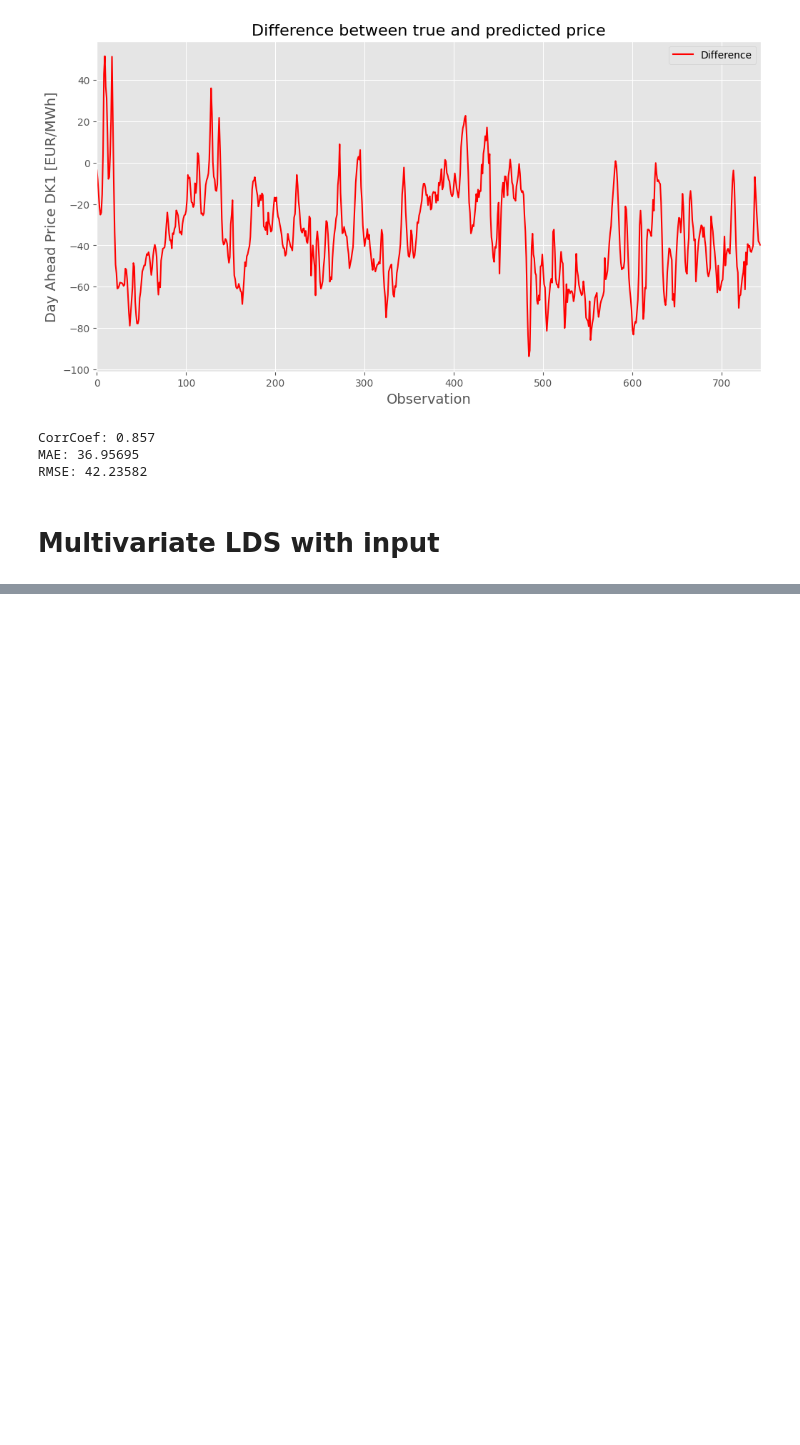
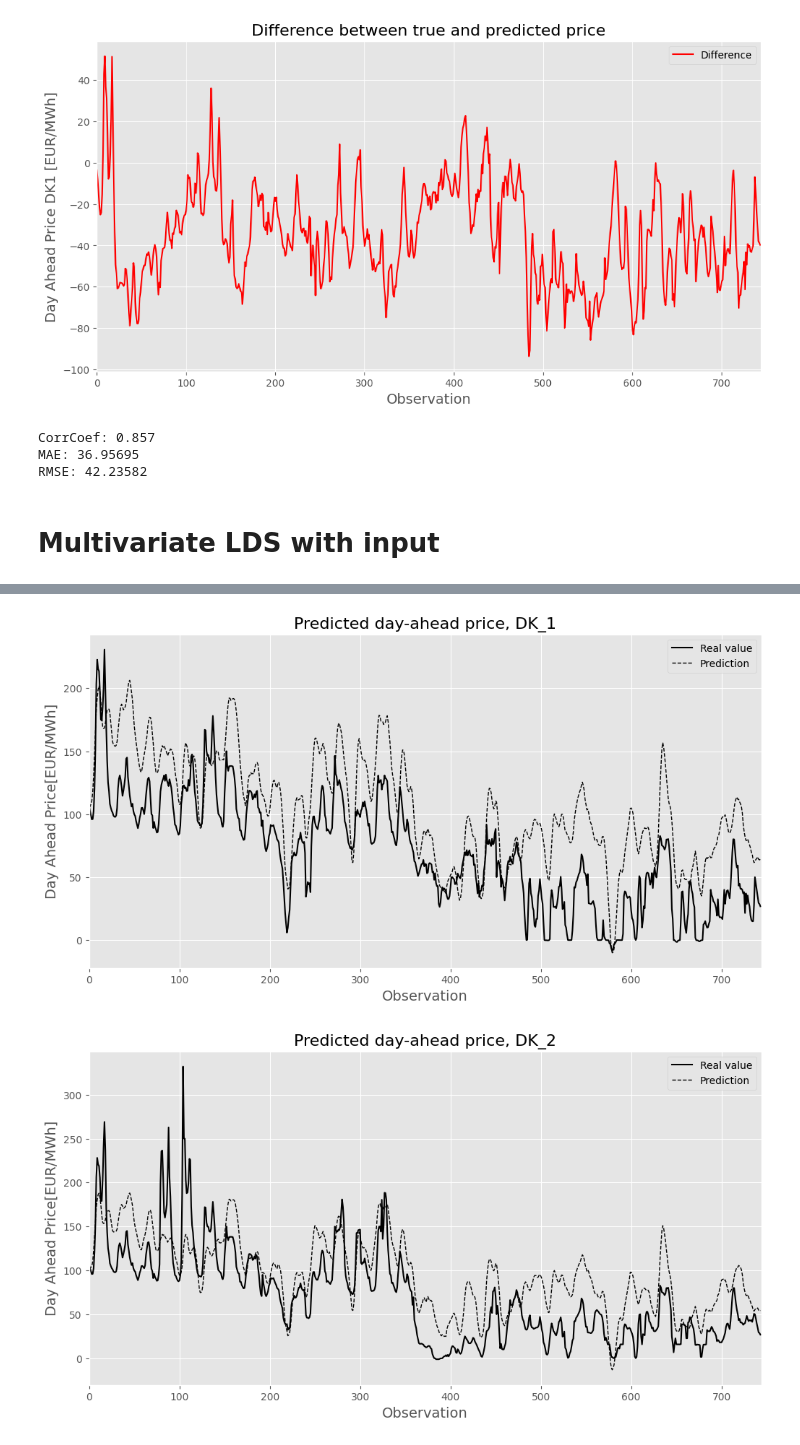
Before and after one commit to SorenBlattBendtsen/model_based, a Jupyter notebook: temporalModel.ipynb, the cells around one changed output, grey strips where cells are left out. Cells and saved outputs as stored; diff of their text form; code cells hidden in the pictures; blank space fills up the shorter version.

```diff
--- a/temporalModel.ipynb
+++ b/temporalModel.ipynb
@@ -223,0 +416,23 @@ RMSE: 42.23582
+# %%
+y_hat = hmc_samples["y_pred"].mean(axis=0)
+y_std = hmc_samples["y_pred"].std(axis=0)
+y_pred_true = (y_test.to_numpy() * y_true_std.to_numpy()) + y_true_mean.to_numpy()
+y_hat = (y_hat * y_true_std.to_numpy()) + y_true_mean.to_numpy()
+# %%
+#y_pred_true = (y_test.to_numpy() * y_true_std) + y_true_mean
+#y_hat = (y_hat * y_true_std) + y_true_mean
+
+for ii in np.arange(y_hat.shape[1]):
+    plt.figure(figsize=(12,6))
+    plt.plot(np.arange(T_forecast), y_pred_true[:, ii], color = 'black')
+    plt.plot(np.arange(T_forecast), y_hat[:, ii], color = 'black', linestyle='--', linewidth=1)
+    plt.xlabel("Observation", fontsize=14)
+    plt.ylabel("Day Ahead Price[EUR/MWh]", fontsize=14)
+    plt.xlim([0, T_forecast])
+    plt.legend(["Real value", "Prediction"])
+    plt.title("Predicted day-ahead price, %s" % uniqueBiddingZones[ii], fontsize=16)
+    # plt.savefig('plots/temporal_model_prediction.png', bbox_inches='tight')
+    plt.show()
+# %% [output]
+[figure, added]
+[figure, added]
```
Also changed, not shown: parts of 9 cells of this notebook.
